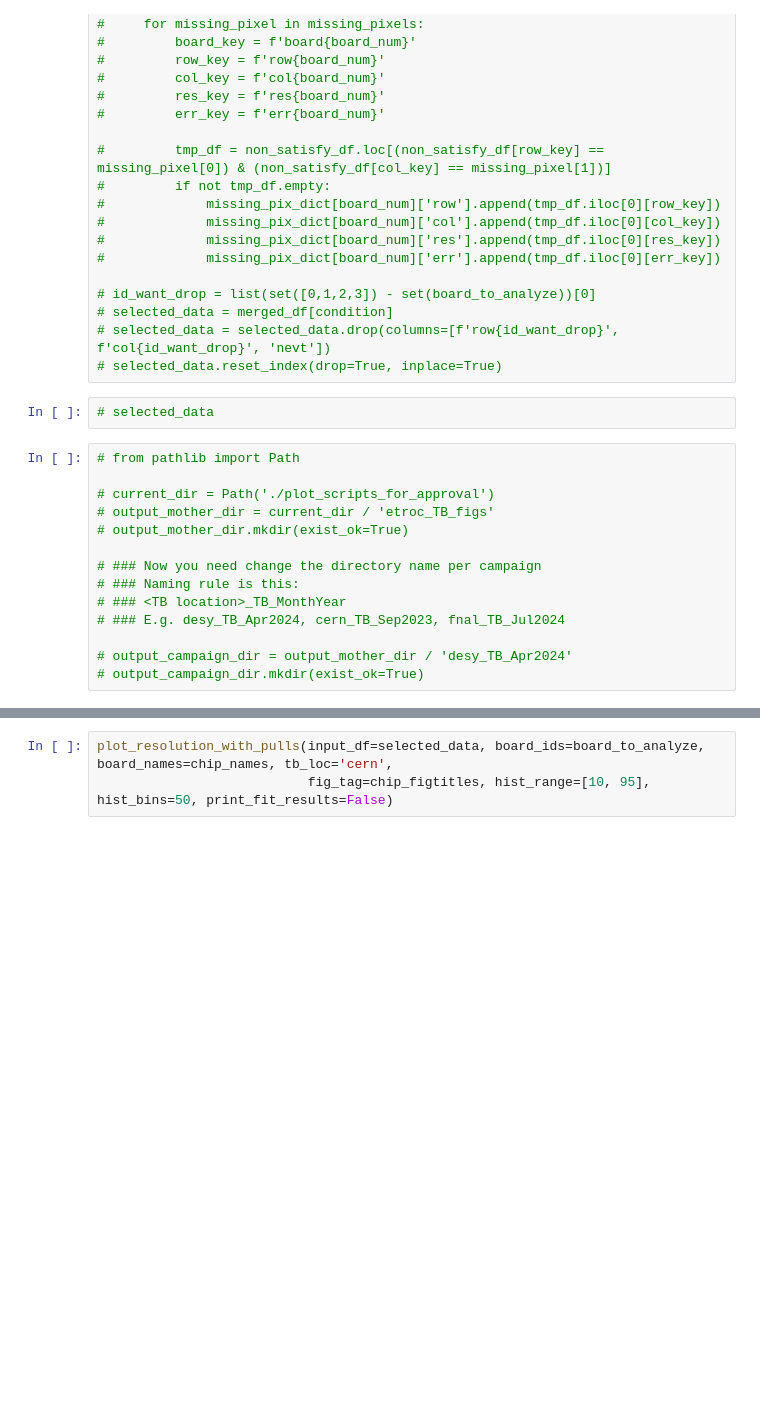
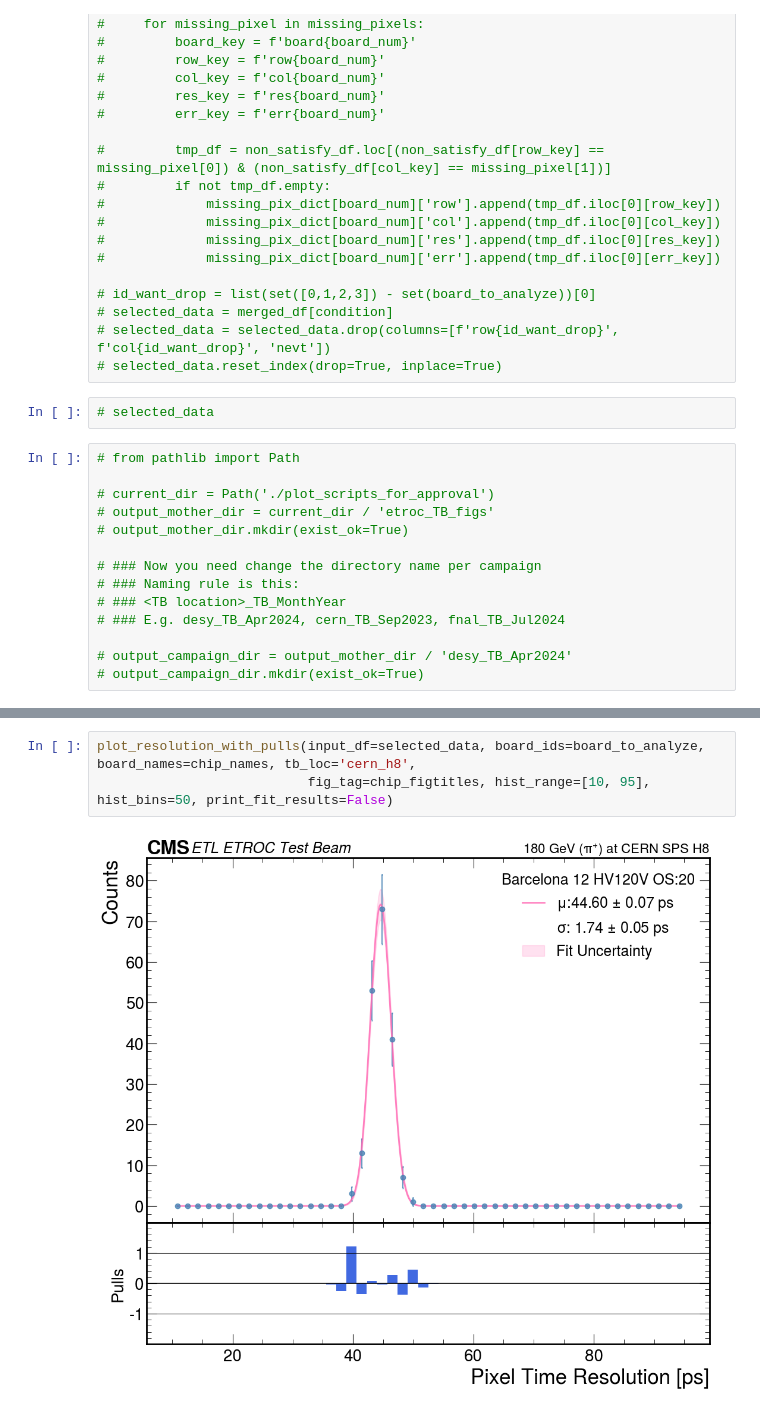
Before and after one commit to CMS-ETROC/ETROC-Analysis, a Jupyter notebook: TestBeam/plot_summary.ipynb, the cells around one changed output, grey strips where cells are left out. Saved outputs shown, nothing was run; the diff lists cells and outputs as text; blank space fills up the shorter version.

```diff
--- a/TestBeam/plot_summary.ipynb
+++ b/TestBeam/plot_summary.ipynb
@@ -103,3 +154,5 @@ plot_resolution_table(input_df=selected_data, board_ids=board_to_analyze, board_
 # %%
-plot_resolution_with_pulls(input_df=selected_data, board_ids=board_to_analyze, board_names=chip_names, tb_loc='cern',
+plot_resolution_with_pulls(input_df=selected_data, board_ids=board_to_analyze, board_names=chip_names, tb_loc='cern_h8',
                            fig_tag=chip_figtitles, hist_range=[10, 95], hist_bins=50, print_fit_results=False)
+# %% [output]
+[figure, added]
```
Also changed, not shown: parts of 8 cells of this notebook.
